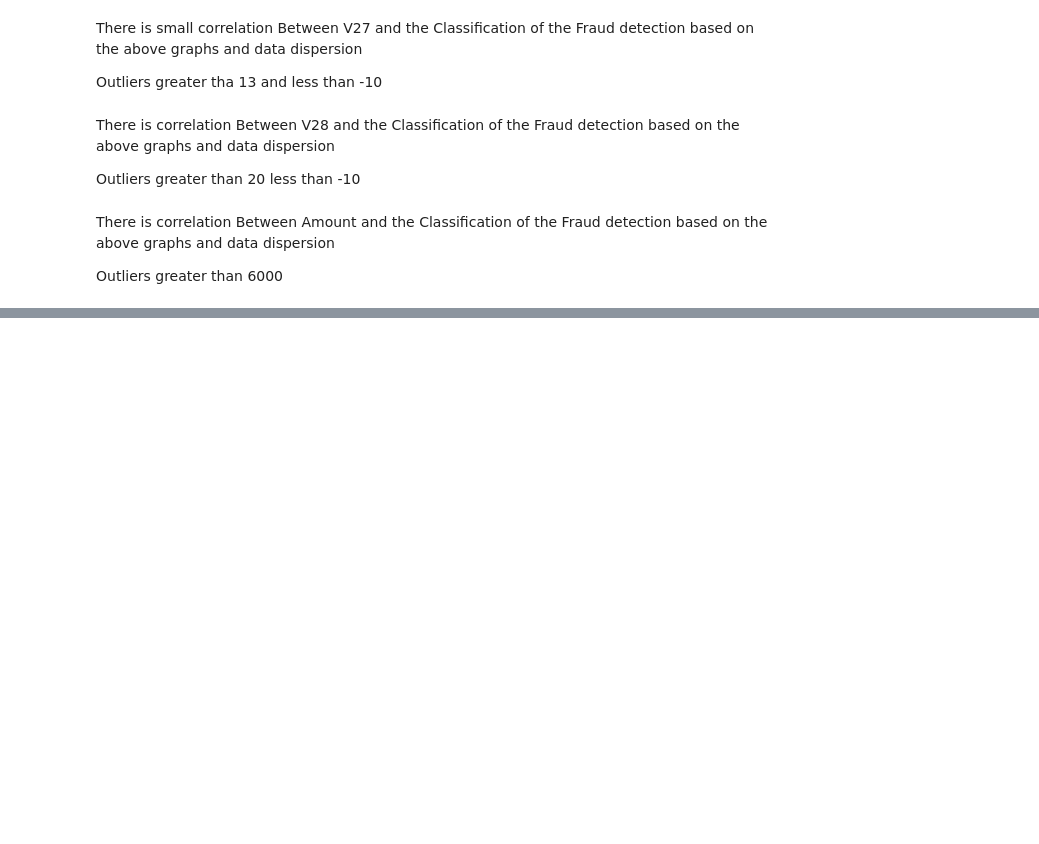
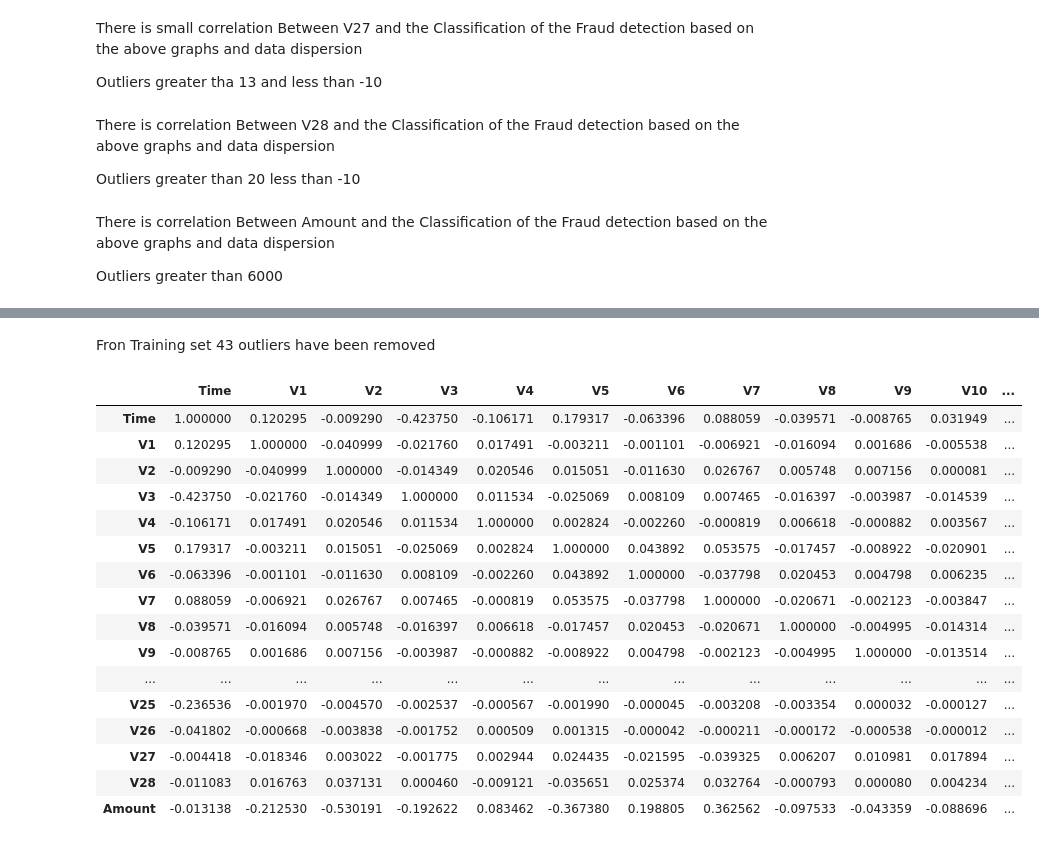
Before and after one commit to kamuma03/Fraud-Detection-Project, a Jupyter notebook: Data Analysis.ipynb, the cells around one changed output, grey strips where cells are left out. Drawn from its saved outputs; the diff is of its cells as text; code cells hidden in the pictures; blank space fills up the shorter version.

```diff
--- a/Data Analysis.ipynb
+++ b/Data Analysis.ipynb
@@ -365,3 +471,25 @@ cc_train_df
+# %% [markdown]
+Fron Training set 43 outliers have been removed
+# %%
+cc_train_df.corr()
+# %% [output]
+|  | Time | V1 | V2 | V3 | V4 | V5 | V6 | V7 | V8 | V9 | V10 | ... |
+| Time | 1.000000 | 0.120295 | -0.009290 | -0.423750 | -0.106171 | 0.179317 | -0.063396 | 0.088059 | -0.039571 | -0.008765 | 0.031949 | ... |
+| V1 | 0.120295 | 1.000000 | -0.040999 | -0.021760 | 0.017491 | -0.003211 | -0.001101 | -0.006921 | -0.016094 | 0.001686 | -0.005538 | ... |
+| V2 | -0.009290 | -0.040999 | 1.000000 | -0.014349 | 0.020546 | 0.015051 | -0.011630 | 0.026767 | 0.005748 | 0.007156 | 0.000081 | ... |
+| V3 | -0.423750 | -0.021760 | -0.014349 | 1.000000 | 0.011534 | -0.025069 | 0.008109 | 0.007465 | -0.016397 | -0.003987 | -0.014539 | ... |
+| V4 | -0.106171 | 0.017491 | 0.020546 | 0.011534 | 1.000000 | 0.002824 | -0.002260 | -0.000819 | 0.006618 | -0.000882 | 0.003567 | ... |
+| V5 | 0.179317 | -0.003211 | 0.015051 | -0.025069 | 0.002824 | 1.000000 | 0.043892 | 0.053575 | -0.017457 | -0.008922 | -0.020901 | ... |
+| V6 | -0.063396 | -0.001101 | -0.011630 | 0.008109 | -0.002260 | 0.043892 | 1.000000 | -0.037798 | 0.020453 | 0.004798 | 0.006235 | ... |
+| V7 | 0.088059 | -0.006921 | 0.026767 | 0.007465 | -0.000819 | 0.053575 | -0.037798 | 1.000000 | -0.020671 | -0.002123 | -0.003847 | ... |
+| V8 | -0.039571 | -0.016094 | 0.005748 | -0.016397 | 0.006618 | -0.017457 | 0.020453 | -0.020671 | 1.000000 | -0.004995 | -0.014314 | ... |
+| V9 | -0.008765 | 0.001686 | 0.007156 | -0.003987 | -0.000882 | -0.008922 | 0.004798 | -0.002123 | -0.004995 | 1.000000 | -0.013514 | ... |
+| ... | ... | ... | ... | ... | ... | ... | ... | ... | ... | ... | ... | ... |
+| V25 | -0.236536 | -0.001970 | -0.004570 | -0.002537 | -0.000567 | -0.001990 | -0.000045 | -0.003208 | -0.003354 | 0.000032 | -0.000127 | ... |
+| V26 | -0.041802 | -0.000668 | -0.003838 | -0.001752 | 0.000509 | 0.001315 | -0.000042 | -0.000211 | -0.000172 | -0.000538 | -0.000012 | ... |
+| V27 | -0.004418 | -0.018346 | 0.003022 | -0.001775 | 0.002944 | 0.024435 | -0.021595 | -0.039325 | 0.006207 | 0.010981 | 0.017894 | ... |
+| V28 | -0.011083 | 0.016763 | 0.037131 | 0.000460 | -0.009121 | -0.035651 | 0.025374 | 0.032764 | -0.000793 | 0.000080 | 0.004234 | ... |
+| Amount | -0.013138 | -0.212530 | -0.530191 | -0.192622 | 0.083462 | -0.367380 | 0.198805 | 0.362562 | -0.097533 | -0.043359 | -0.088696 | ... |
 # %%
 # Heatmap of the data correlation of training set
 
```
Also changed, not shown: parts of 13 cells of this notebook.
